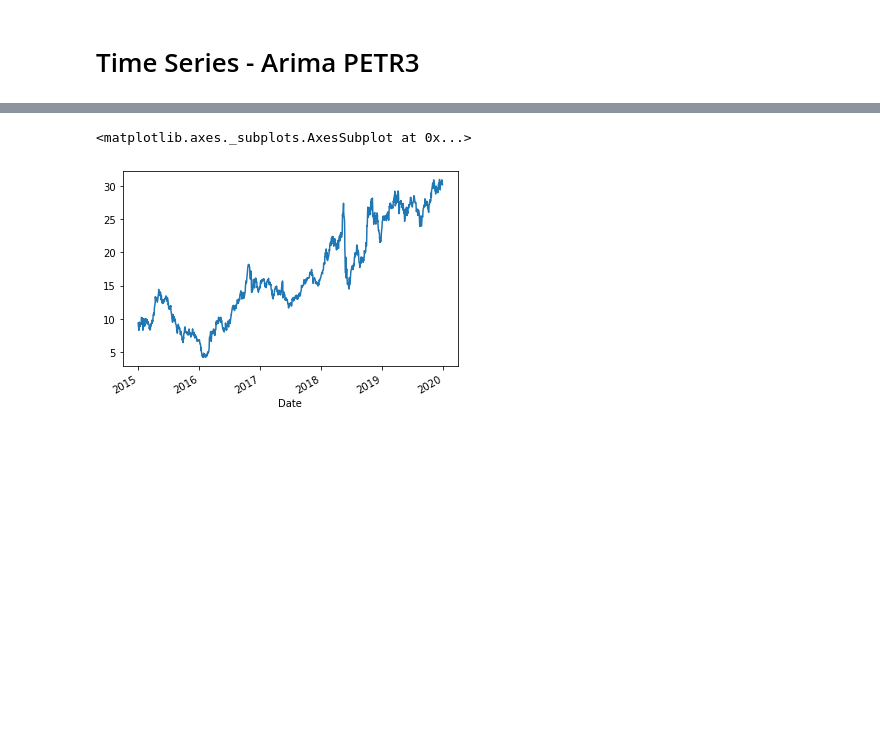
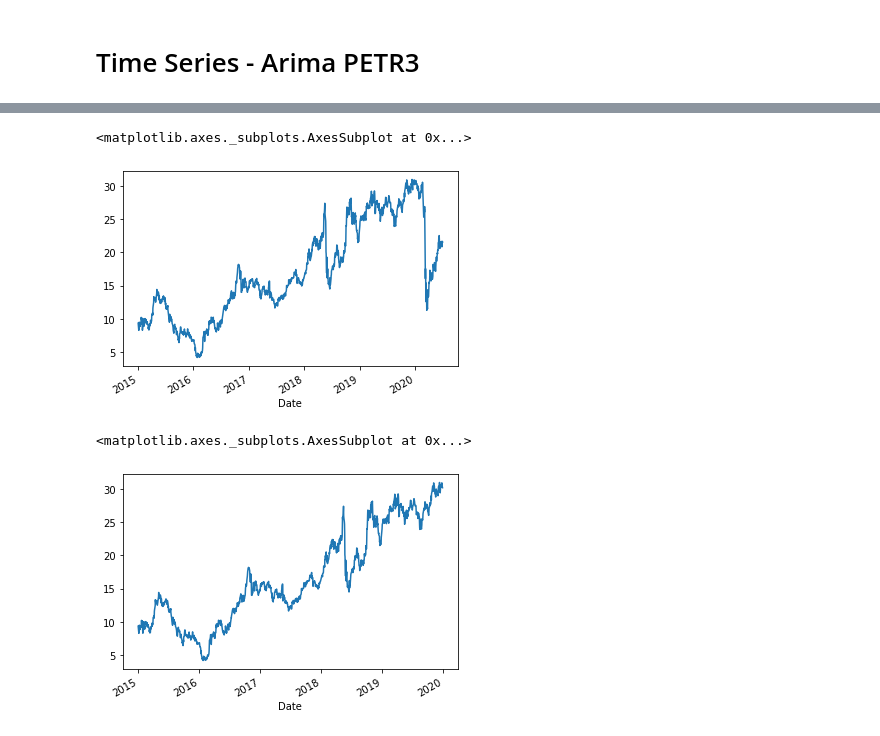
Before and after one commit to luanavsr/awari-projeto, a Jupyter notebook: TimeSeriesArima.ipynb, the cells around one changed output, grey strips where cells are left out. Drawn from its saved outputs; the diff is of its cells as text; code cells hidden in the pictures; blank space fills up the shorter version.

```diff
--- a/TimeSeriesArima.ipynb
+++ b/TimeSeriesArima.ipynb
@@ -67,3 +64,9 @@ Name: Close, Length: 1363, dtype: float64
+# %%
+# Visualizando a série inteira
+petr4_close.plot()
+# %% [output]
+<matplotlib.axes._subplots.AxesSubplot at 0x...>
+[figure, added]
 # %%
 # Separando dados para o treino e visualizando
 petr4_treino = petr4_close["2015-01-01":"2020-01-01"]
```
Also changed, not shown: parts of 20 cells of this notebook.
